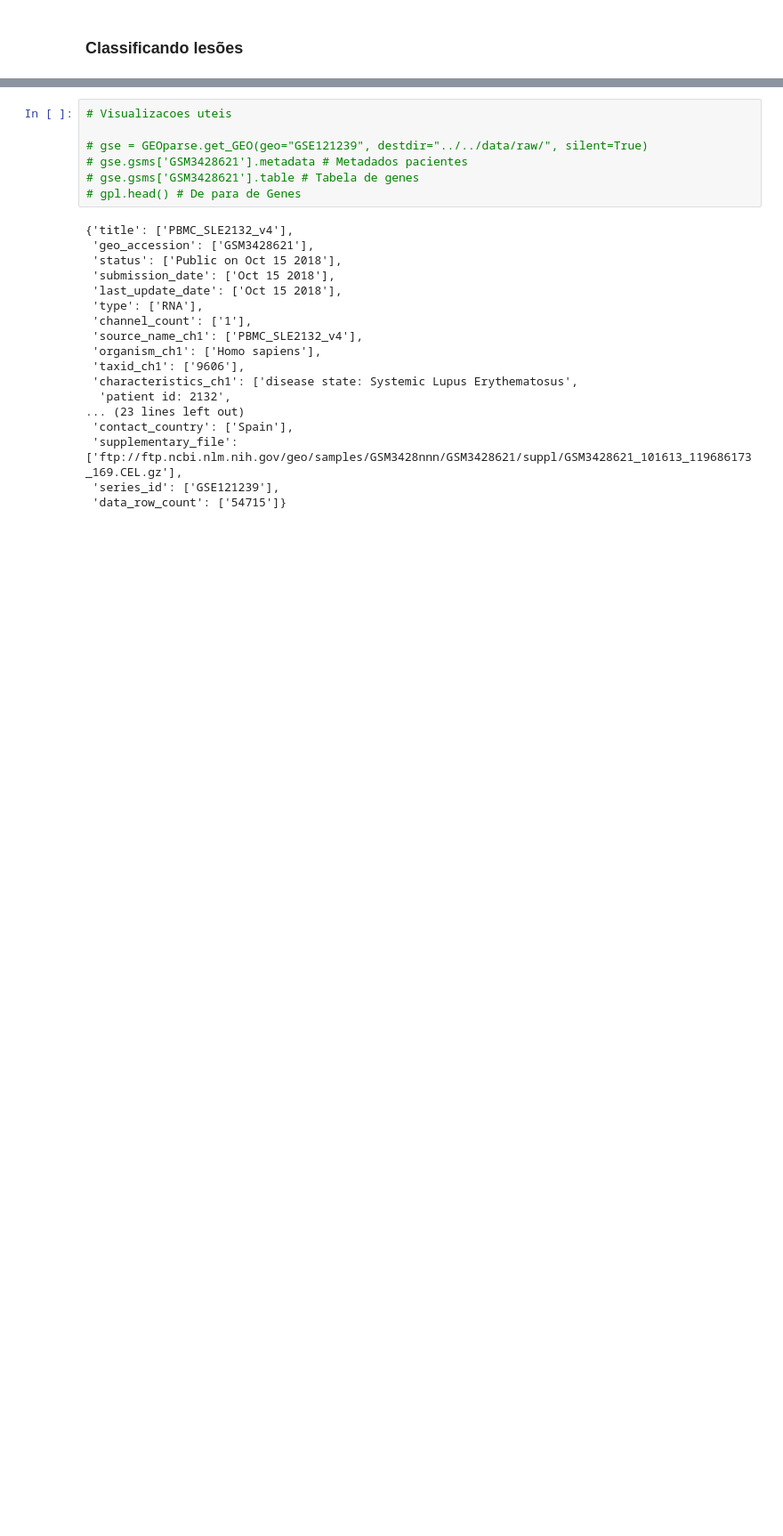
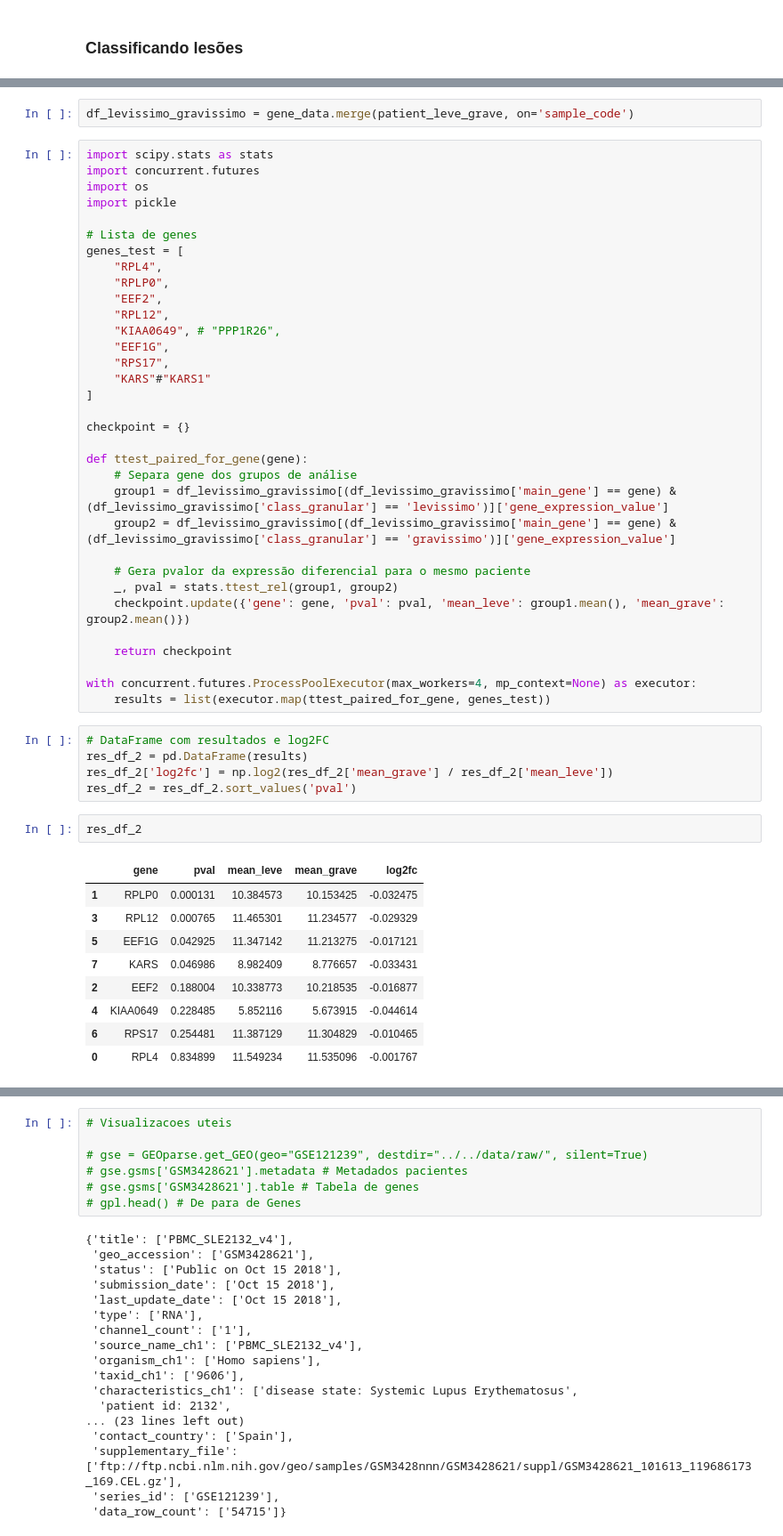
Before and after one commit to datascience4health2025/project, a Jupyter notebook: project3-final/pipelines/notebooks/geo_parse_analysis.ipynb, the cells around one changed output, grey strips where cells are left out. Shown at 89% size. Drawn from its saved outputs; the diff is of its cells as text; blank space fills up the shorter version.

```diff
--- a/project3-final/pipelines/notebooks/geo_parse_analysis.ipynb
+++ b/project3-final/pipelines/notebooks/geo_parse_analysis.ipynb
@@ -358,0 +404,52 @@ fig.show()
+# %%
+df_levissimo_gravissimo = gene_data.merge(patient_leve_grave, on='sample_code')
+# %%
+import scipy.stats as stats
+import concurrent.futures
+import os
+import pickle
+
+# Lista de genes
+genes_test = [
+    "RPL4",
+    "RPLP0",
+    "EEF2",
+    "RPL12",
+    "KIAA0649", # "PPP1R26",
+    "EEF1G",
+    "RPS17",
+    "KARS"#"KARS1"
+]
+
+checkpoint = {}
+
+def ttest_paired_for_gene(gene):
+    # Separa gene dos grupos de análise
+    group1 = df_levissimo_gravissimo[(df_levissimo_gravissimo['main_gene'] == gene) & (df_levissimo_gravissimo['class_granular'] == 'levissimo')]['gene_expression_value']
+    group2 = df_levissimo_gravissimo[(df_levissimo_gravissimo['main_gene'] == gene) & (df_levissimo_gravissimo['class_granular'] == 'gravissimo')]['gene_expression_value']
+
+    # Gera pvalor da expressão diferencial para o mesmo paciente
+    _, pval = stats.ttest_rel(group1, group2)
+    checkpoint.update({'gene': gene, 'pval': pval, 'mean_leve': group1.mean(), 'mean_grave': group2.mean()})
+
+    return checkpoint
+
+with concurrent.futures.ProcessPoolExecutor(max_workers=4, mp_context=None) as executor:
+    results = list(executor.map(ttest_paired_for_gene, genes_test))
+# %%
+# DataFrame com resultados e log2FC
+res_df_2 = pd.DataFrame(results)
+res_df_2['log2fc'] = np.log2(res_df_2['mean_grave'] / res_df_2['mean_leve'])
+res_df_2 = res_df_2.sort_values('pval')
+# %%
+res_df_2
+# %% [output]
+|  | gene | pval | mean_leve | mean_grave | log2fc |
+| 1 | RPLP0 | 0.000131 | 10.384573 | 10.153425 | -0.032475 |
+| 3 | RPL12 | 0.000765 | 11.465301 | 11.234577 | -0.029329 |
+| 5 | EEF1G | 0.042925 | 11.347142 | 11.213275 | -0.017121 |
+| 7 | KARS | 0.046986 | 8.982409 | 8.776657 | -0.033431 |
+| 2 | EEF2 | 0.188004 | 10.338773 | 10.218535 | -0.016877 |
+| 4 | KIAA0649 | 0.228485 | 5.852116 | 5.673915 | -0.044614 |
+| 6 | RPS17 | 0.254481 | 11.387129 | 11.304829 | -0.010465 |
+| 0 | RPL4 | 0.834899 | 11.549234 | 11.535096 | -0.001767 |
```
Also changed, not shown: parts of 35 cells of this notebook, 6 other files.
